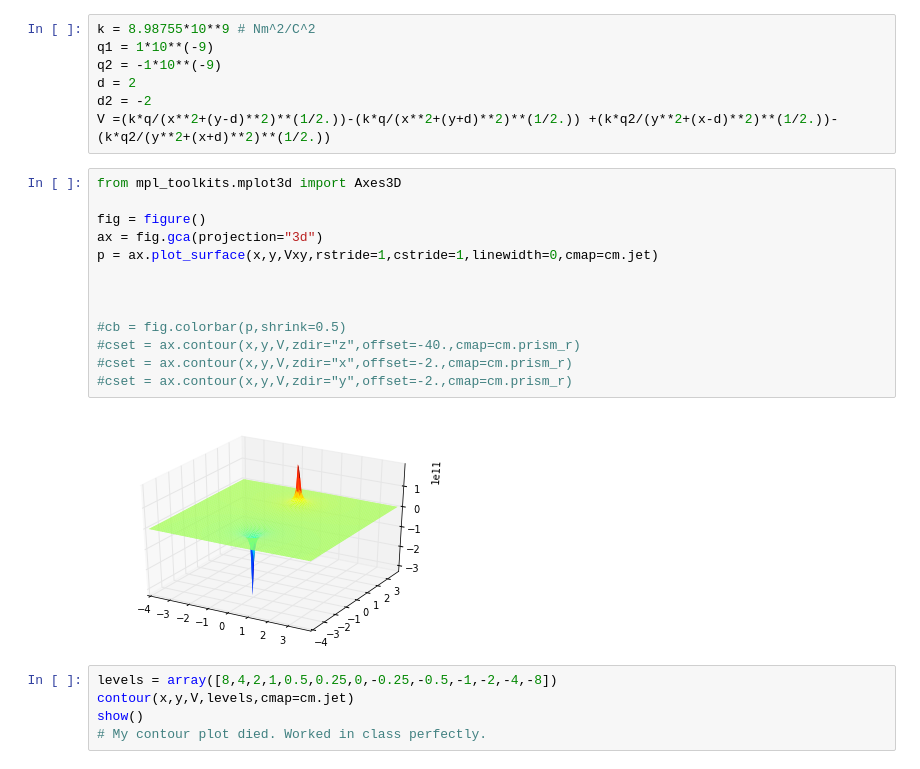
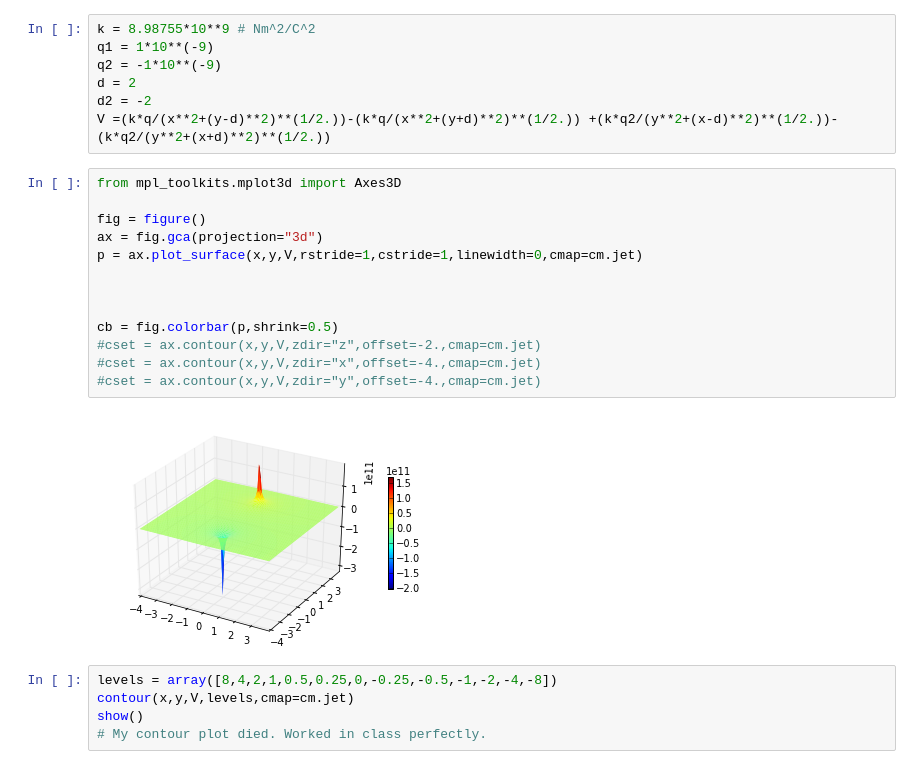
Before and after one commit to dcrose/PHYS202-S13, a Jupyter notebook: Week4/TuesdayNotesApril23.ipynb, the cells around one changed output. Drawn from its saved outputs; the diff is of its cells as text.

```diff
--- a/Week4/TuesdayNotesApril23.ipynb
+++ b/Week4/TuesdayNotesApril23.ipynb
@@ -90,18 +90,18 @@ V =(k*q/(x**2+(y-d)**2)**(1/2.))-(k*q/(x**2+(y+d)**2)**(1/2.)) +(k*q2/(y**2+(x-d
 # %%
 from mpl_toolkits.mplot3d import Axes3D
 
 fig = figure()
 ax = fig.gca(projection="3d")
-p = ax.plot_surface(x,y,Vxy,rstride=1,cstride=1,linewidth=0,cmap=cm.jet)
+p = ax.plot_surface(x,y,V,rstride=1,cstride=1,linewidth=0,cmap=cm.jet)
 
 
 
-#cb = fig.colorbar(p,shrink=0.5)
-#cset = ax.contour(x,y,V,zdir="z",offset=-40.,cmap=cm.prism_r)
-#cset = ax.contour(x,y,V,zdir="x",offset=-2.,cmap=cm.prism_r)
-#cset = ax.contour(x,y,V,zdir="y",offset=-2.,cmap=cm.prism_r)
+cb = fig.colorbar(p,shrink=0.5)
+#cset = ax.contour(x,y,V,zdir="z",offset=-2.,cmap=cm.jet)
+#cset = ax.contour(x,y,V,zdir="x",offset=-4.,cmap=cm.jet)
+#cset = ax.contour(x,y,V,zdir="y",offset=-4.,cmap=cm.jet)
 # %% [output]
-[figure, old version]
+[figure, new version]
 # %%
 levels = array([8,4,2,1,0.5,0.25,0,-0.25,-0.5,-1,-2,-4,-8])
 contour(x,y,V,levels,cmap=cm.jet)
```
Also changed, not shown: parts of 1 cell of this notebook.
